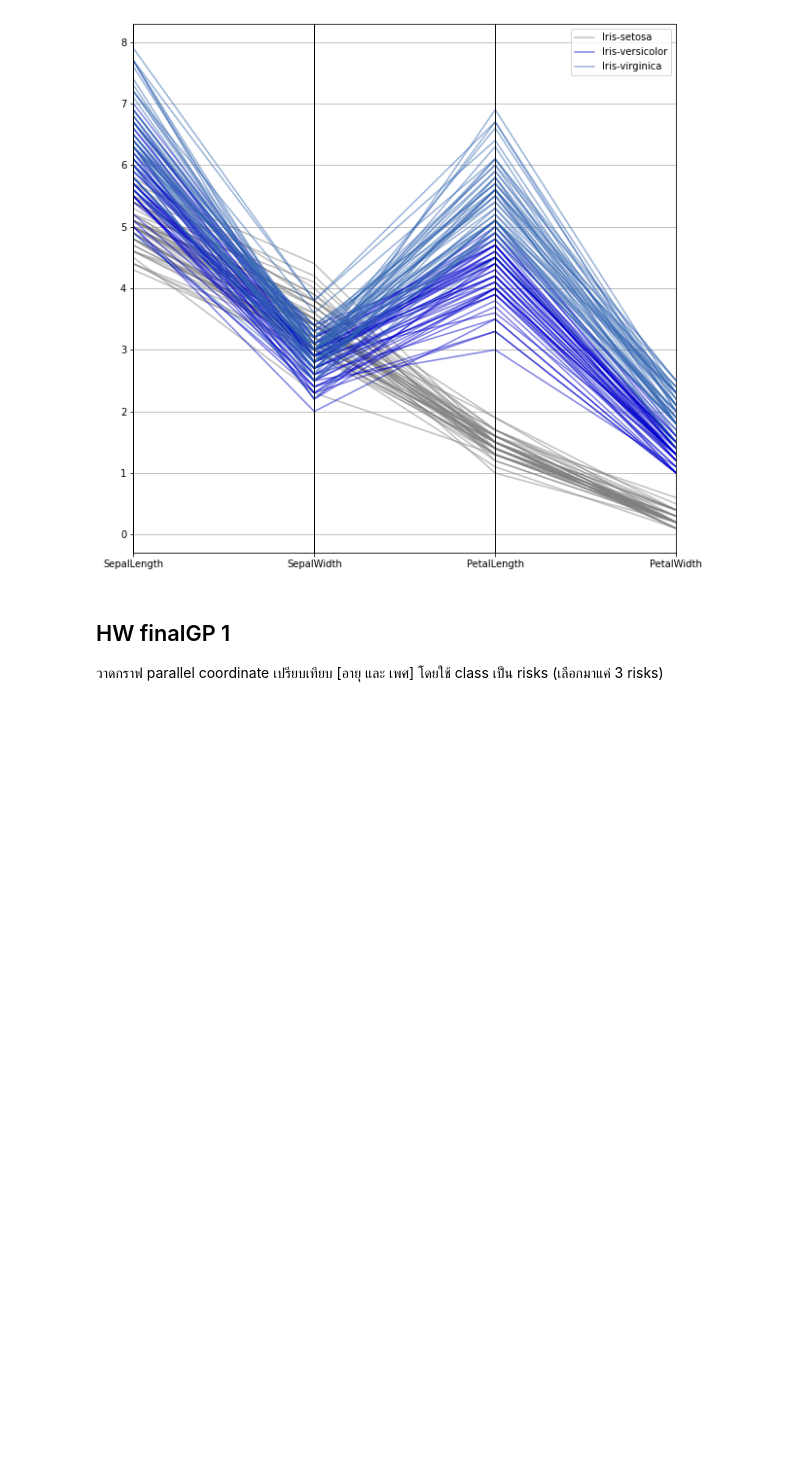
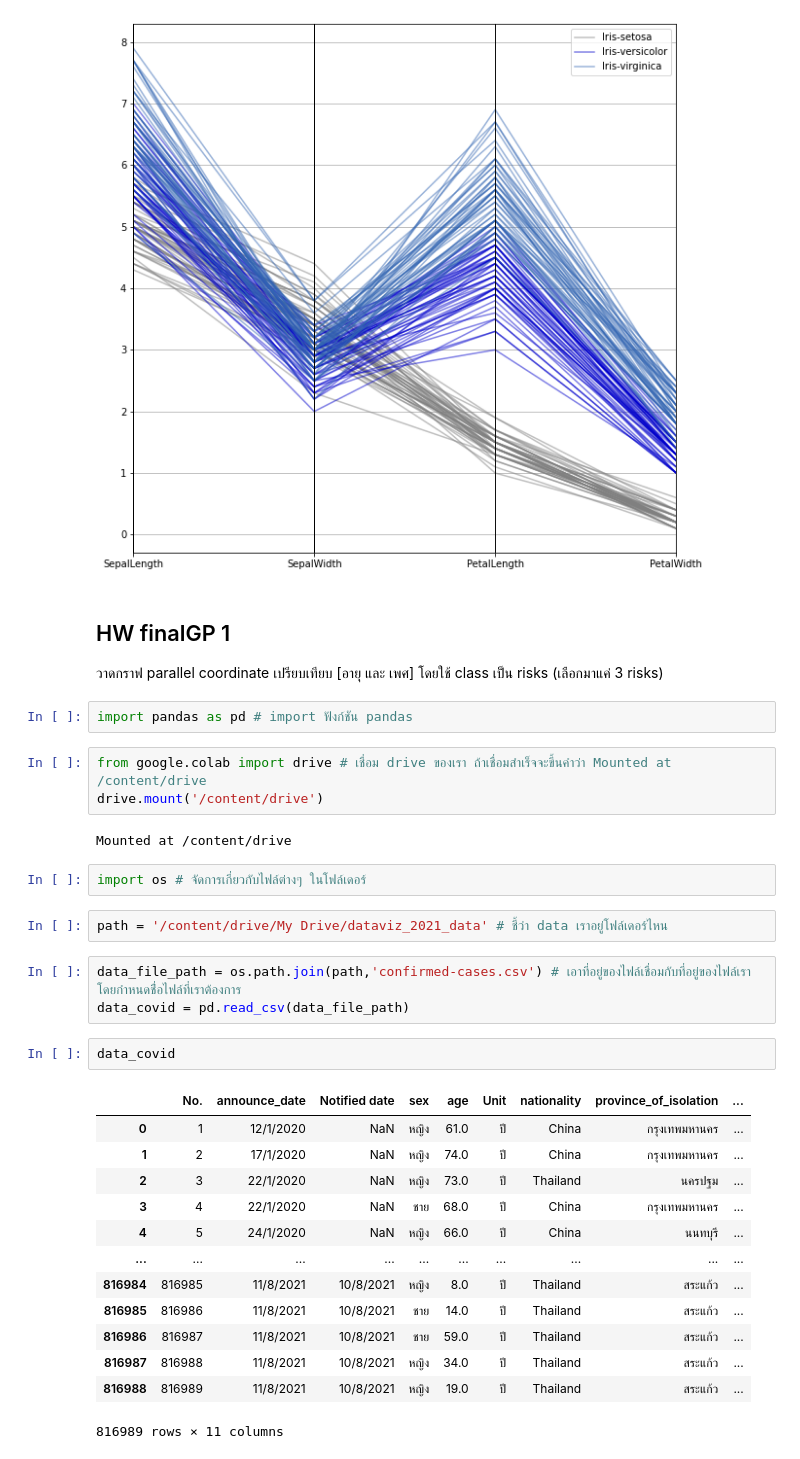
Before and after one commit to PhinyadaPhen/data_viz_2022, a Jupyter notebook: DataViz01_Table_Data.ipynb, the cells around one changed output. Saved outputs shown, nothing was run; the diff lists cells and outputs as text; blank space fills up the shorter version.

```diff
--- a/DataViz01_Table_Data.ipynb
+++ b/DataViz01_Table_Data.ipynb
@@ -140,3 +140,33 @@ pd.plotting.parallel_coordinates(df, 'Name', color=[[0.5,0.5,0.5,0.5],[0,0,0.8,0
 ## HW finalGP 1
 
 วาดกราฟ parallel coordinate เปรียบเทียบ [อายุ และ เพศ] โดยใช้ class เป็น risks (เลือกมาแค่ 3 risks)
+# %%
+import pandas as pd # import ฟังก์ชัน pandas
+# %%
+from google.colab import drive # เชื่อม drive ของเรา ถ้าเชื่อมสำเร็จจะขึ้นคำว่า Mounted at /content/drive
+drive.mount('/content/drive')
+# %% [output]
+Mounted at /content/drive
+# %%
+import os # จัดการเกี่ยวกับไฟล์ต่างๆ ในโฟล์เดอร์
+# %%
+path = '/content/drive/My Drive/dataviz_2021_data' # ชี้ว่า data เราอยู่โฟล์เดอร์ไหน
+# %%
+data_file_path = os.path.join(path,'confirmed-cases.csv') # เอาที่อยู่ของไฟล์เชื่อมกับที่อยู่ของไฟล์เรา โดยกำหนดชื่่อไฟล์ที่เราต้องการ
+data_covid = pd.read_csv(data_file_path)
+# %%
+data_covid
+# %% [output]
+|  | No. | announce_date | Notified date | sex | age | Unit | nationality | province_of_isolation | ... |
+| 0 | 1 | 12/1/2020 | NaN | หญิง | 61.0 | ปี | China | กรุงเทพมหานคร | ... |
+| 1 | 2 | 17/1/2020 | NaN | หญิง | 74.0 | ปี | China | กรุงเทพมหานคร | ... |
+| 2 | 3 | 22/1/2020 | NaN | หญิง | 73.0 | ปี | Thailand | นครปฐม | ... |
+| 3 | 4 | 22/1/2020 | NaN | ชาย | 68.0 | ปี | China | กรุงเทพมหานคร | ... |
+| 4 | 5 | 24/1/2020 | NaN | หญิง | 66.0 | ปี | China | นนทบุรี | ... |
+| ... | ... | ... | ... | ... | ... | ... | ... | ... | ... |
+| 816984 | 816985 | 11/8/2021 | 10/8/2021 | หญิง | 8.0 | ปี | Thailand | สระแก้ว | ... |
+| 816985 | 816986 | 11/8/2021 | 10/8/2021 | ชาย | 14.0 | ปี | Thailand | สระแก้ว | ... |
+| 816986 | 816987 | 11/8/2021 | 10/8/2021 | ชาย | 59.0 | ปี | Thailand | สระแก้ว | ... |
+| 816987 | 816988 | 11/8/2021 | 10/8/2021 | หญิง | 34.0 | ปี | Thailand | สระแก้ว | ... |
+| 816988 | 816989 | 11/8/2021 | 10/8/2021 | หญิง | 19.0 | ปี | Thailand | สระแก้ว | ... |
+816989 rows × 11 columns
```
Also changed, not shown: parts of 20 cells of this notebook.
